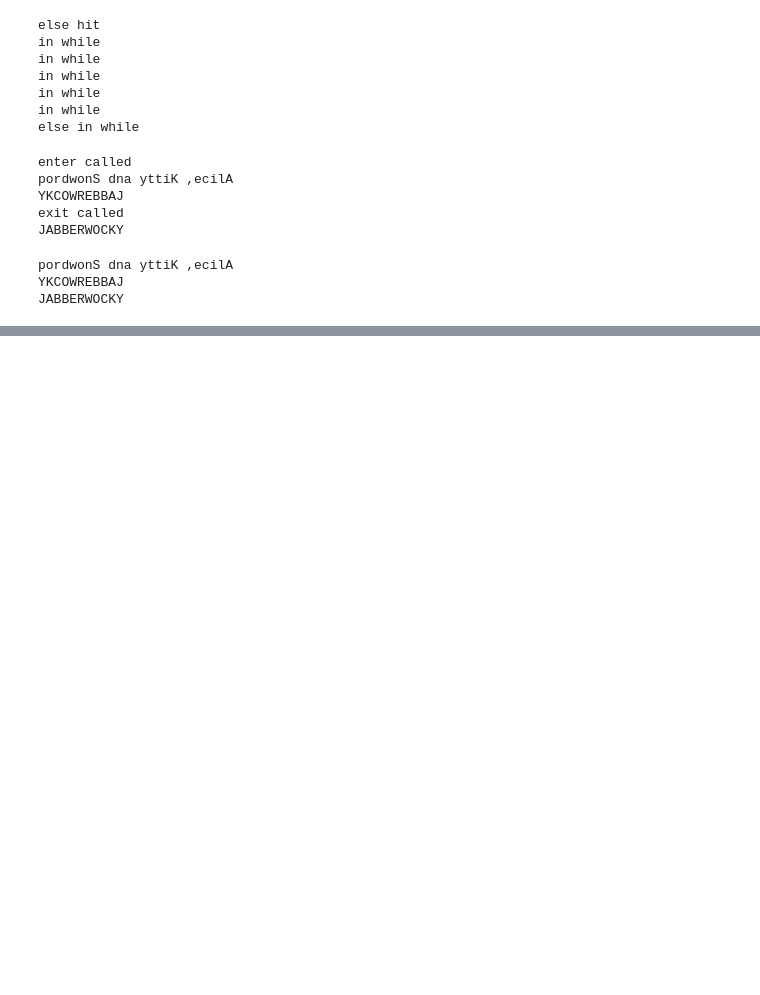
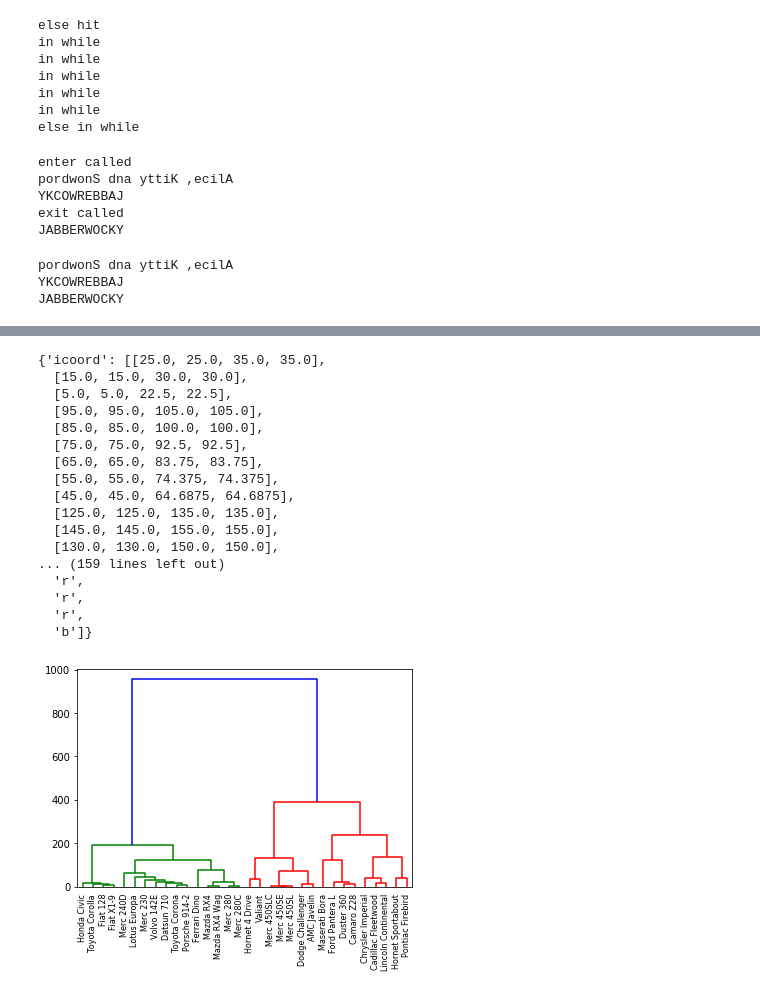
Before and after one commit to Unilmalas/EndToEndMemRNN, a Jupyter notebook: Snippets20.ipynb, the cells around one changed output, grey strips where cells are left out. Cells and saved outputs as stored; diff of their text form; code cells hidden in the pictures; blank space fills up the shorter version.

```diff
--- a/Snippets20.ipynb
+++ b/Snippets20.ipynb
@@ -694,0 +1231,37 @@ JABBERWOCKY
+# %%
+import pandas as pd
+from matplotlib import pyplot as plt
+from scipy.cluster import hierarchy
+import numpy as np
+
+# Data set
+url = 'https://python-graph-gallery.com/wp-content/uploads/mtcars.csv'
+df = pd.read_csv(url)
+df = df.set_index('model')
+del df.index.name
+df
+
+# Calculate the distance between each sample
+Z = hierarchy.linkage(df, 'ward') # Perform hierarchical/agglomerative clustering: method=’ward’: Ward var min algo
+
+# Plot with Custom leaves
+hierarchy.dendrogram(Z, leaf_rotation=90, leaf_font_size=8, labels=df.index)
+# %% [output]
+{'icoord': [[25.0, 25.0, 35.0, 35.0],
+  [15.0, 15.0, 30.0, 30.0],
+  [5.0, 5.0, 22.5, 22.5],
+  [95.0, 95.0, 105.0, 105.0],
+  [85.0, 85.0, 100.0, 100.0],
+  [75.0, 75.0, 92.5, 92.5],
+  [65.0, 65.0, 83.75, 83.75],
+  [55.0, 55.0, 74.375, 74.375],
+  [45.0, 45.0, 64.6875, 64.6875],
+  [125.0, 125.0, 135.0, 135.0],
+  [145.0, 145.0, 155.0, 155.0],
+  [130.0, 130.0, 150.0, 150.0],
+... (159 lines left out)
+  'r',
+  'r',
+  'r',
+  'b']}
+[figure, added]
```
Also changed, not shown: parts of 17 cells of this notebook.
